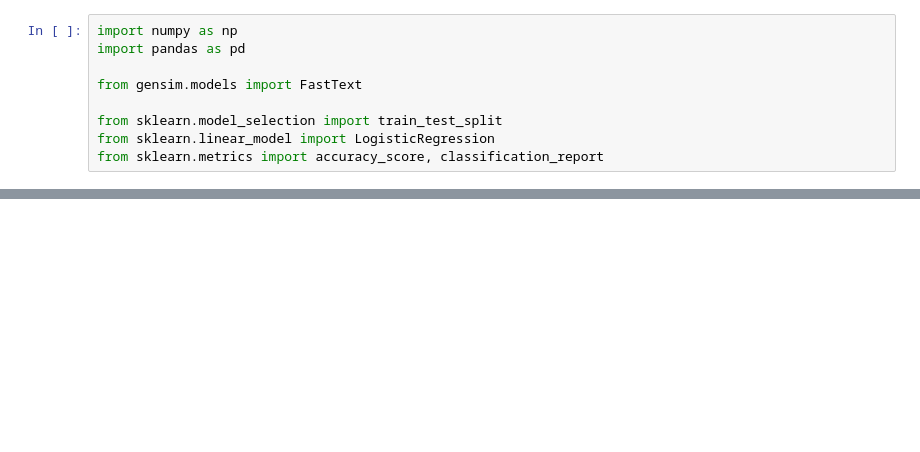
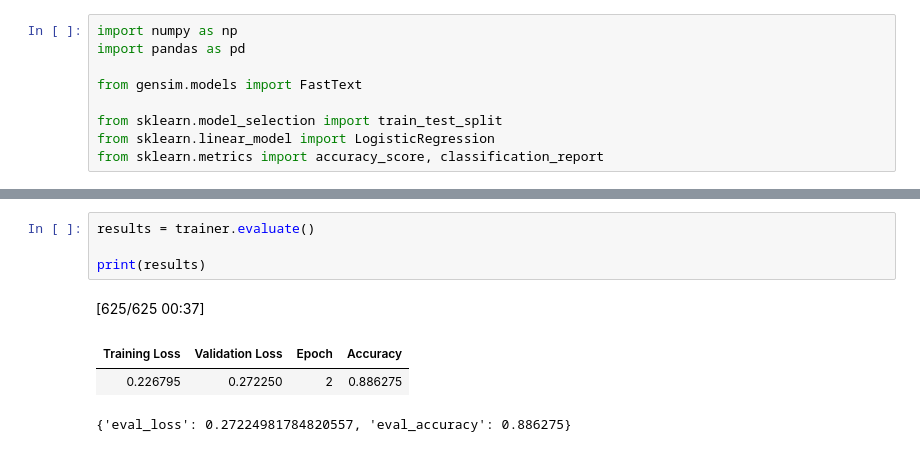
Before and after one commit to kapilpandey09/NLP, a Jupyter notebook: sentiment_analysis.ipynb, the cells around one changed output, grey strips where cells are left out. Saved outputs shown, nothing was run; the diff lists cells and outputs as text; blank space fills up the shorter version.

```diff
--- a/sentiment_analysis.ipynb
+++ b/sentiment_analysis.ipynb
@@ -1564,0 +1250,9 @@ weighted avg       0.74      0.74      0.74    316294
+# %%
+results = trainer.evaluate()
+
+print(results)
+# %% [output]
+[625/625 00:37]
+| Training Loss | Validation Loss | Epoch | Accuracy |
+| 0.226795 | 0.272250 | 2 | 0.886275 |
+{'eval_loss': 0.27224981784820557, 'eval_accuracy': 0.886275}
```
Also changed, not shown: parts of 85 cells of this notebook.
